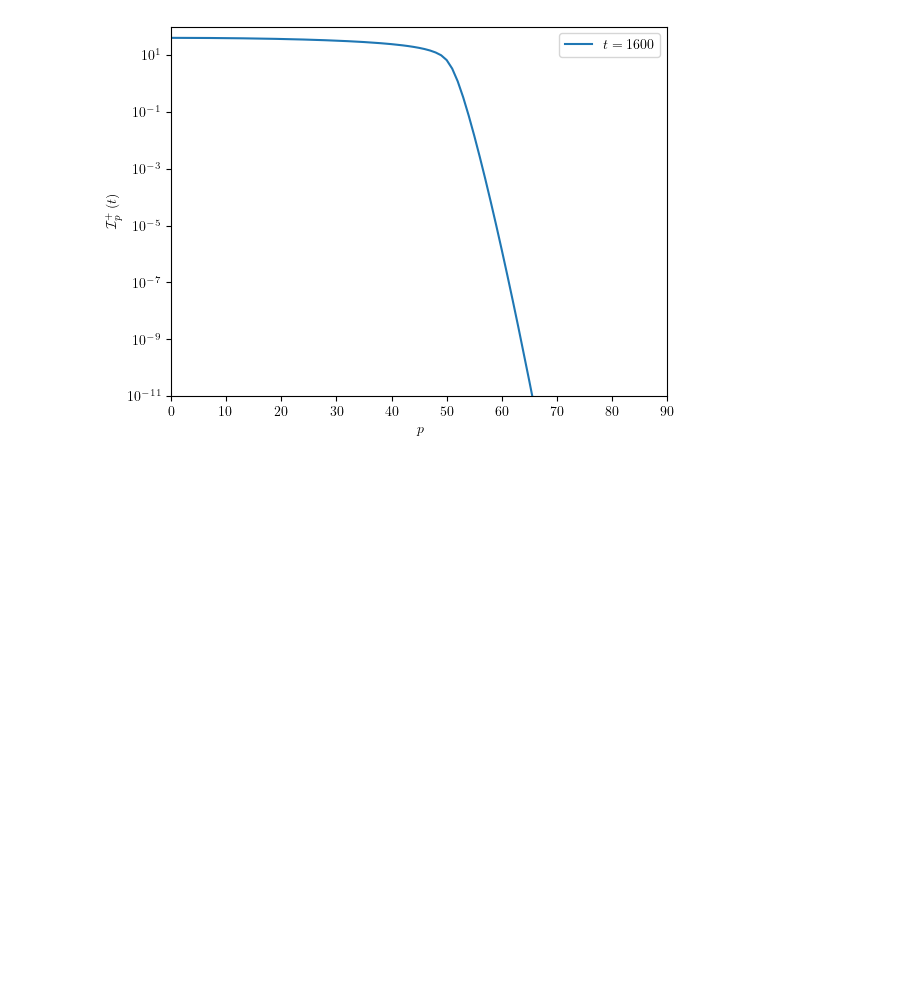
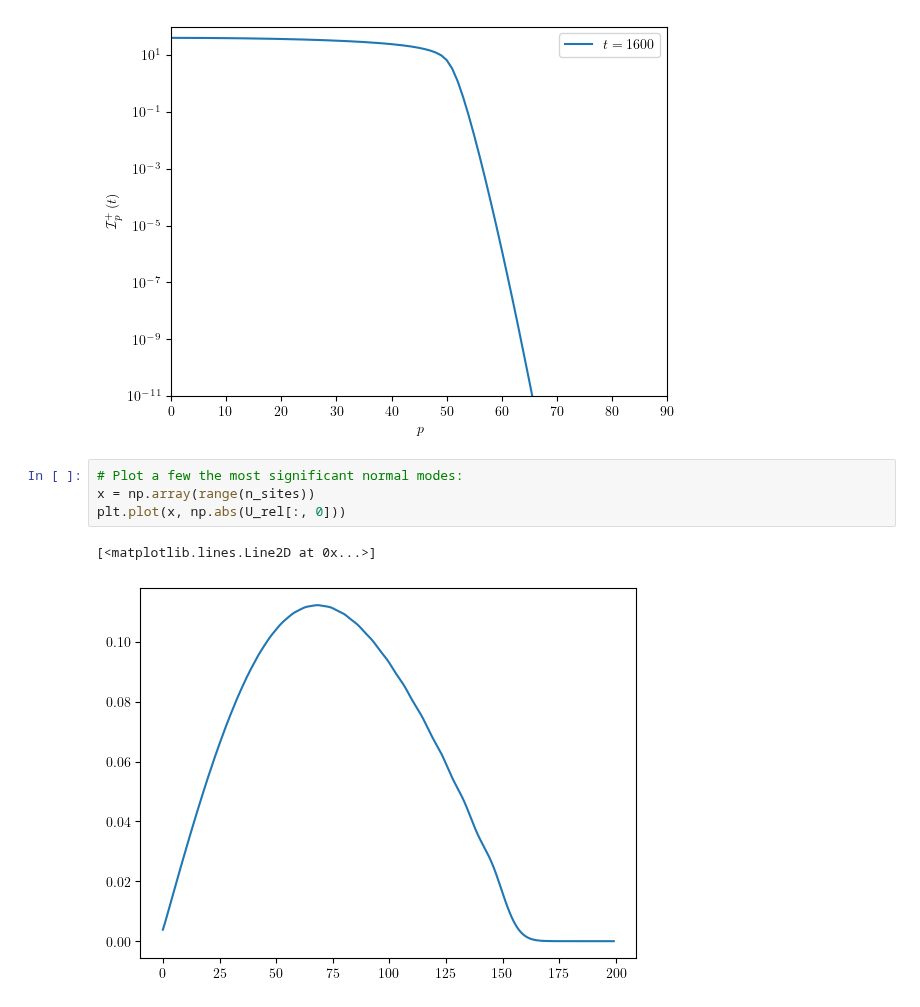
Before and after one commit to evgenii-poliakoff/lightcones, a Jupyter notebook: tutorials/light_cone_interior_normal_modes.ipynb, the cells around one changed output. Drawn from its saved outputs; the diff is of its cells as text; blank space fills up the shorter version.

Commit message:
light cone interior normal modes

```diff
--- a/tutorials/light_cone_interior_normal_modes.ipynb
+++ b/tutorials/light_cone_interior_normal_modes.ipynb
@@ -98,3 +98,10 @@ plt.savefig('m_tmax.eps', format='eps')
 # %% [output]
 The PostScript backend does not support transparency; partially transparent artists will be rendered opaque.
 [figure]
+# %%
+# Plot a few the most significant normal modes:
+x = np.array(range(n_sites))
+plt.plot(x, np.abs(U_rel[:, 0]))
+# %% [output]
+[<matplotlib.lines.Line2D at 0x...>]
+[figure, added]
```
Also changed, not shown: parts of 5 cells of this notebook.
